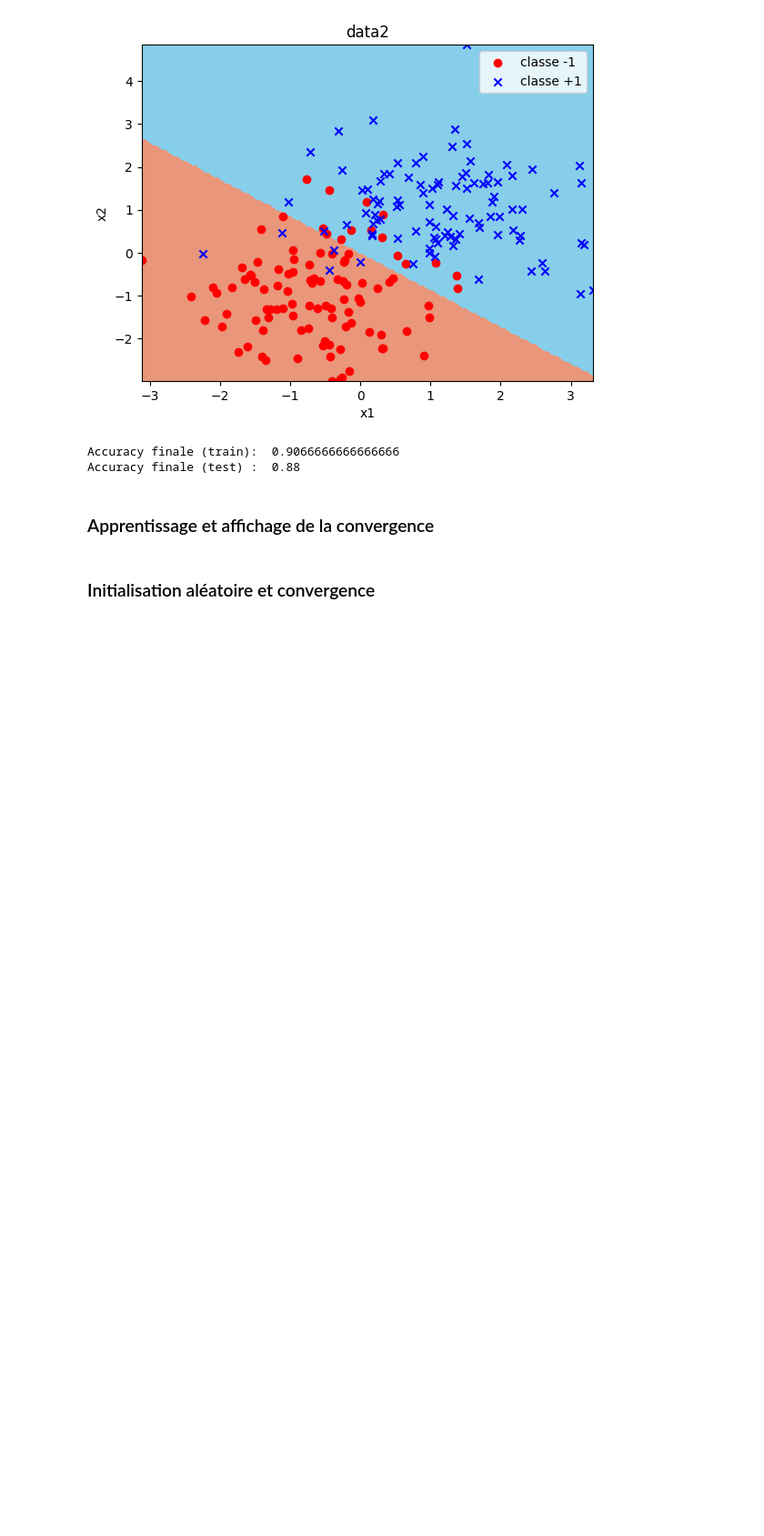
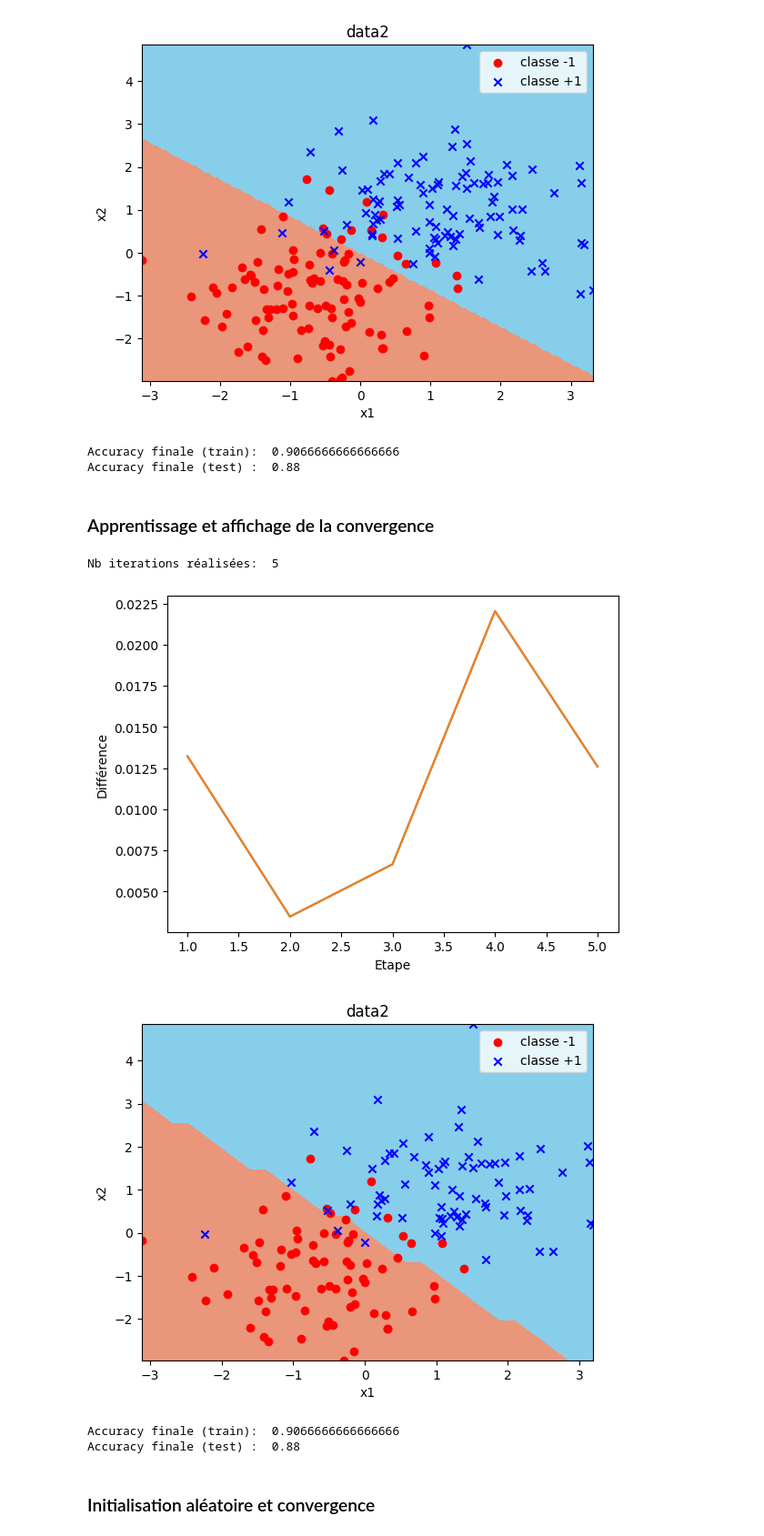
Before and after one commit to thibautmarcq/LU3IN026, a Jupyter notebook: tme03/tme-03.ipynb, the cells around one changed output. Shown at 91% size. Cells and saved outputs as stored; diff of their text form; code cells hidden in the pictures; blank space fills up the shorter version.

```diff
--- a/tme03/tme-03.ipynb
+++ b/tme03/tme-03.ipynb
@@ -468,19 +468,23 @@ class ClassifierPerceptron(Classifier):
             Retour: la fonction rend une liste
                 - liste des valeurs de norme de différences
         """
-        i = 0 #nb itérations
-        nb_no_chgt = 0
+        diffNorms = []
+        self.nbIter = 0 #nb itérations
+        # nb_no_chgt = 0
         wAfter = self.w
-        while (nb_no_chgt < nb_max) and (i < nb_max): #arret si trop d'itérations inchangées (convergence) ou trop d'itérations
-            i+=10
+        while (self.nbIter < nb_max): #arret si trop d'itérations inchangées (convergence) ou trop d'itérations
+            self.nbIter+=1
             wPrevious = wAfter
             self.train_step(desc_set, label_set)
             wAfter = self.w
             #détection de changements ou non
             if (np.linalg.norm(np.abs(wAfter - wPrevious)) < seuil):
-                nb_no_chgt+=1
-            else:
-                nb_no_chgt = 0
+                break
+            # else:
+            #     nb_no_chgt = 0
+
+            diffNorms.append(np.abs(wAfter - wPrevious))
+        return diffNorms
 
         # raise NotImplementedError("Please Implement this method")
 
@@ -579,37 +583,43 @@ Accuracy finale (test) :  0.88
 # %%
 # ------------------------ COMPLETER LES INSTRUCTIONS DANS CETTE BOITE
 
 np.random.seed(42)   # on prend 42 comme graine
 
 # Création d'un perceptron avec initialisation à 0 et le learning_rate ci-dessous:
 learning_rate = 0.01
-perceptron2 = # [*** A COMPLETER ***]
+perceptron2 = ClassifierPerceptron(2, learning_rate)
 
 # Définition des données d'apprentissage (on reprend les données data_gauss générées plus haut)
 random.seed(42)
 (train_desc, train_label), (test_desc, test_label) = genere_train_test(data_gauss_desc, data_gauss_label,75,75)
 
 data_train = train_desc
 label_train = train_label
 data_test = test_desc
 label_test = test_label
 
 # Apprentissage du perceptron jusqu'à convergence
 les_variations = perceptron2.train(data_train, label_train)
-print("Nb iterations réalisées: ", # [*** A COMPLETER ***] )
+print("Nb iterations réalisées: ", len(les_variations))
 
 # Traçage de la courbe des variations
 plt.plot(range(1,len(les_variations)+1),les_variations)
 plt.ylabel('Différence')
 plt.xlabel("Etape")
 plt.show()
 
 # Affichage de la frontière de séparation des classes
-plot_frontiere( # [*** A COMPLETER ***] )
-plot2DSet( # [*** A COMPLETER ***] )
+plot_frontiere(data_train, label_train, perceptron2)
+plot2DSet(data_train, label_train)
 
-print("Accuracy finale (train): ",  # [*** A COMPLETER ***] )
-print("Accuracy finale (test) : ", # [*** A COMPLETER ***] )
+print("Accuracy finale (train): ",  perceptron2.accuracy(data_train, label_train) )
+print("Accuracy finale (test) : ",  perceptron2.accuracy(data_test, label_test) )
+# %% [output]
+Nb iterations réalisées:  5
+[figure, added]
+[figure, added]
+Accuracy finale (train):  0.9066666666666666
+Accuracy finale (test) :  0.88
 # %% [markdown]
 ### Initialisation aléatoire et convergence
 # %%
```
Also changed, not shown: parts of 8 cells of this notebook, 1 other file.
